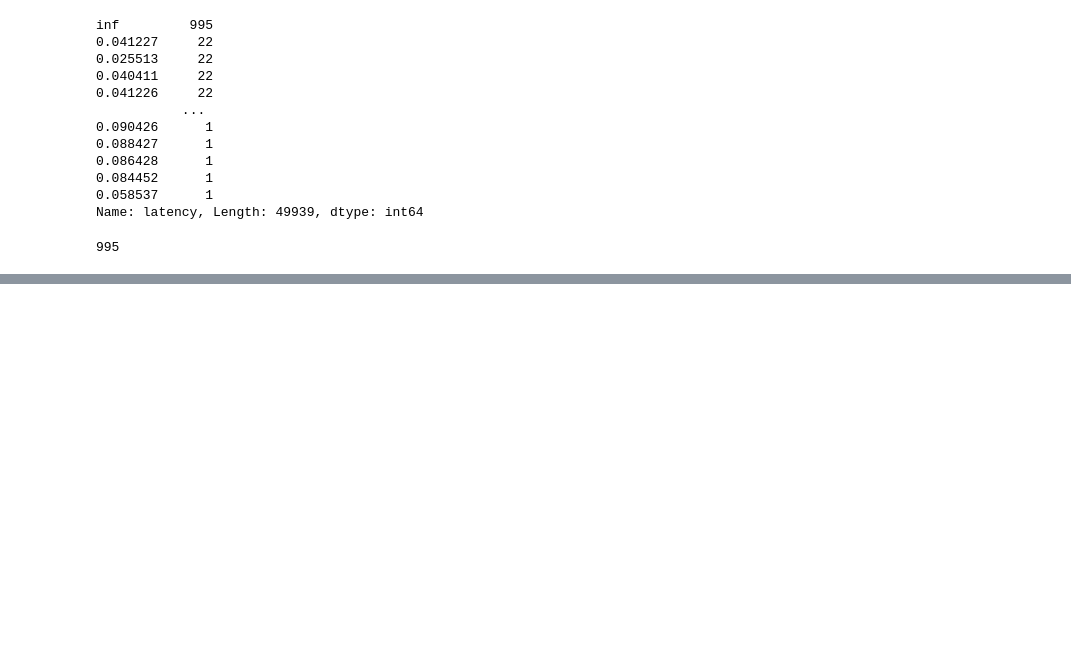
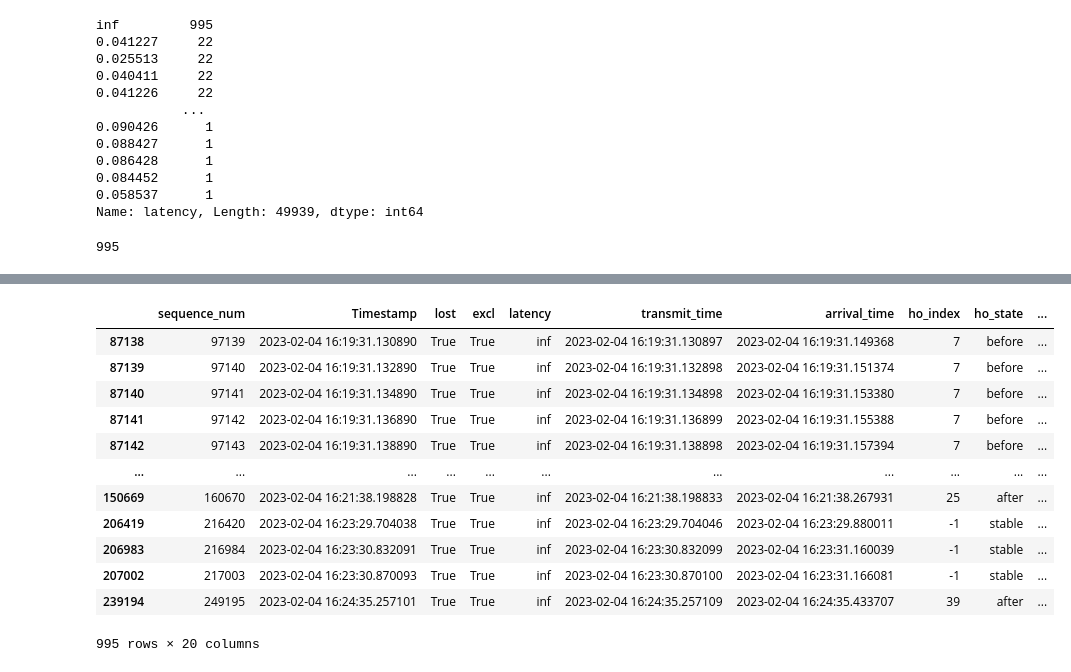
Before and after one commit to mollyy0514/wmnl-handoff-research, a Jupyter notebook: code-test/handover_classify.ipynb, the cells around one changed output, grey strips where cells are left out. Cells and saved outputs as stored; diff of their text form; code cells hidden in the pictures; blank space fills up the shorter version.

```diff
--- a/code-test/handover_classify.ipynb
+++ b/code-test/handover_classify.ipynb
@@ -1014,0 +1081,16 @@ df['lost'].sum()
+# %%
+df[df['lost'] == True]
+# %% [output]
+|  | sequence_num | Timestamp | lost | excl | latency | transmit_time | arrival_time | ho_index | ho_state | ... |
+| 87138 | 97139 | 2023-02-04 16:19:31.130890 | True | True | inf | 2023-02-04 16:19:31.130897 | 2023-02-04 16:19:31.149368 | 7 | before | ... |
+| 87139 | 97140 | 2023-02-04 16:19:31.132890 | True | True | inf | 2023-02-04 16:19:31.132898 | 2023-02-04 16:19:31.151374 | 7 | before | ... |
+| 87140 | 97141 | 2023-02-04 16:19:31.134890 | True | True | inf | 2023-02-04 16:19:31.134898 | 2023-02-04 16:19:31.153380 | 7 | before | ... |
+| 87141 | 97142 | 2023-02-04 16:19:31.136890 | True | True | inf | 2023-02-04 16:19:31.136899 | 2023-02-04 16:19:31.155388 | 7 | before | ... |
+| 87142 | 97143 | 2023-02-04 16:19:31.138890 | True | True | inf | 2023-02-04 16:19:31.138898 | 2023-02-04 16:19:31.157394 | 7 | before | ... |
+| ... | ... | ... | ... | ... | ... | ... | ... | ... | ... | ... |
+| 150669 | 160670 | 2023-02-04 16:21:38.198828 | True | True | inf | 2023-02-04 16:21:38.198833 | 2023-02-04 16:21:38.267931 | 25 | after | ... |
+| 206419 | 216420 | 2023-02-04 16:23:29.704038 | True | True | inf | 2023-02-04 16:23:29.704046 | 2023-02-04 16:23:29.880011 | -1 | stable | ... |
+| 206983 | 216984 | 2023-02-04 16:23:30.832091 | True | True | inf | 2023-02-04 16:23:30.832099 | 2023-02-04 16:23:31.160039 | -1 | stable | ... |
+| 207002 | 217003 | 2023-02-04 16:23:30.870093 | True | True | inf | 2023-02-04 16:23:30.870100 | 2023-02-04 16:23:31.166081 | -1 | stable | ... |
+| 239194 | 249195 | 2023-02-04 16:24:35.257101 | True | True | inf | 2023-02-04 16:24:35.257109 | 2023-02-04 16:24:35.433707 | 39 | after | ... |
+995 rows × 20 columns
```
Also changed, not shown: parts of 9 cells of this notebook, 7 other files.
